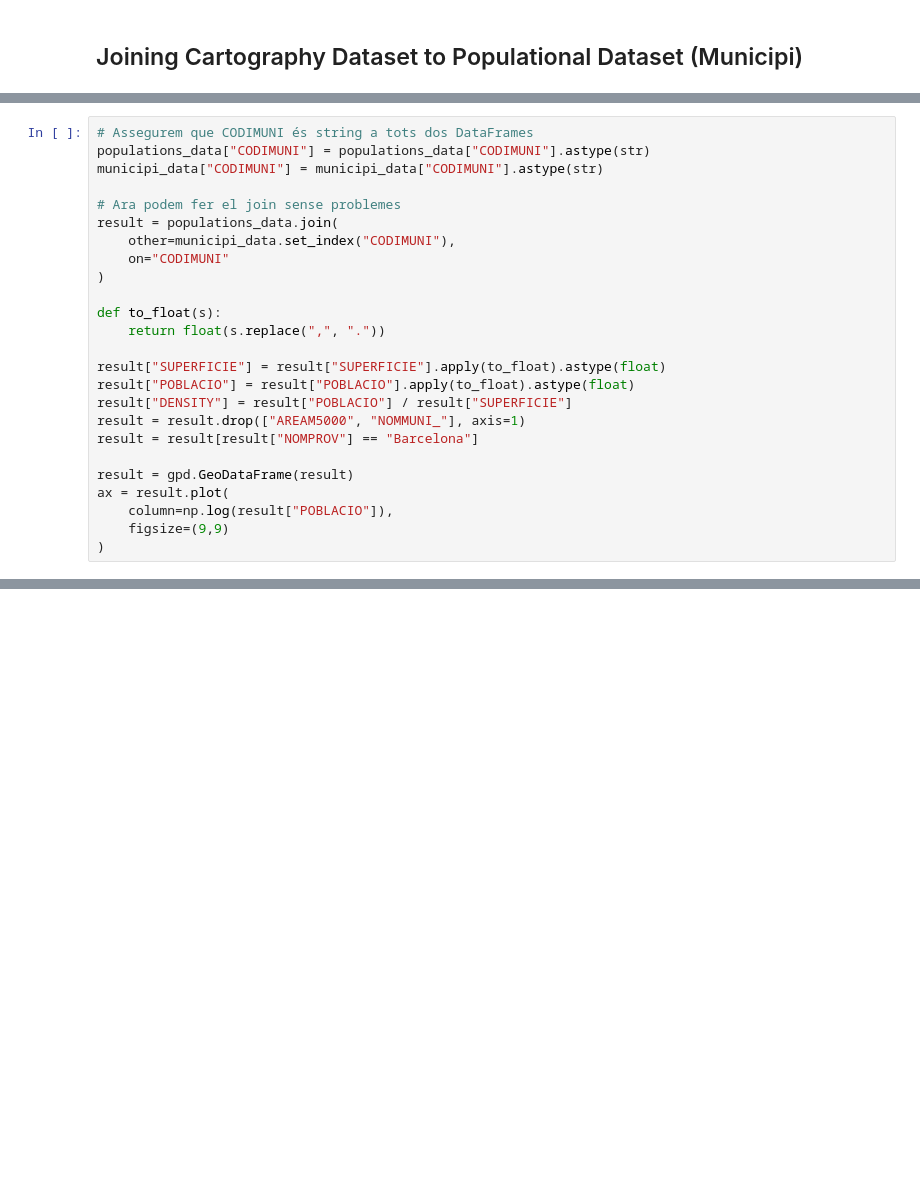
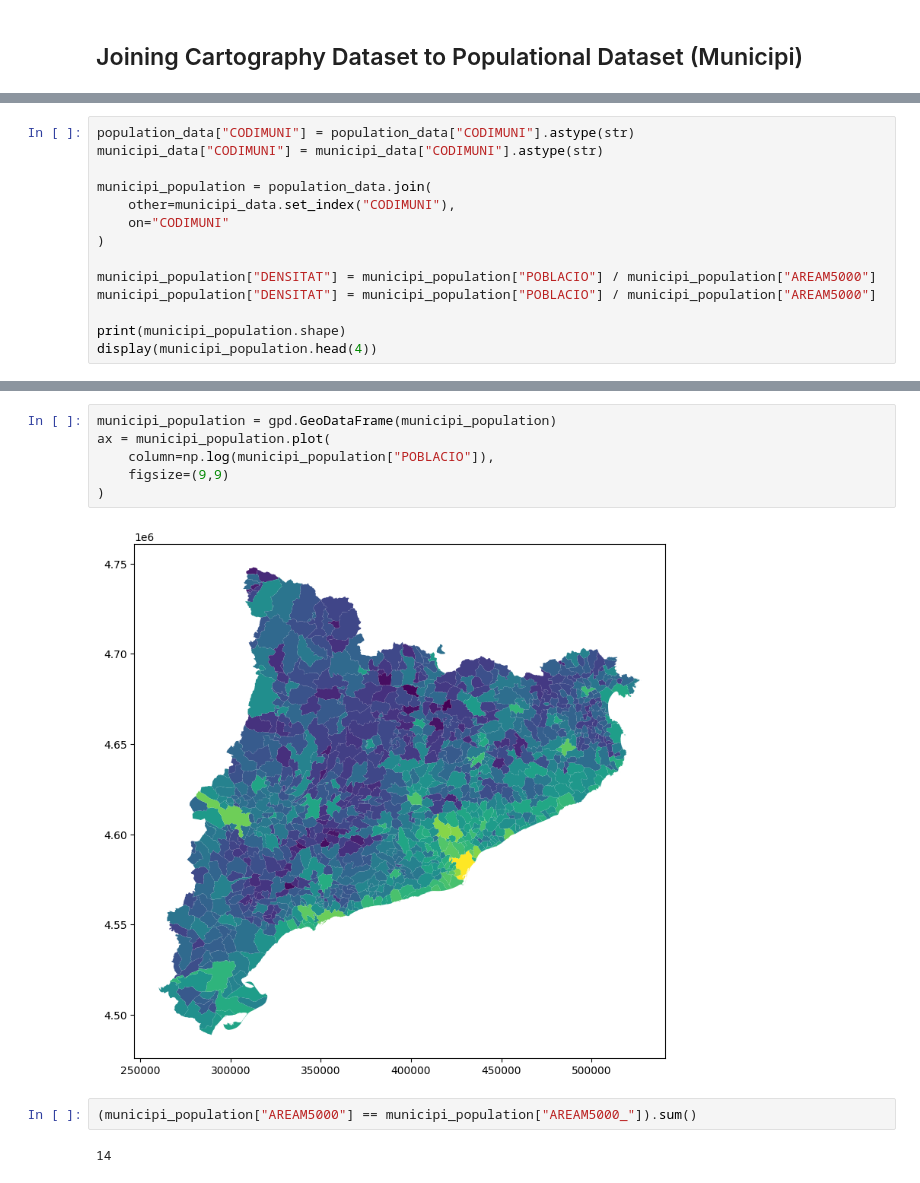
Before and after one commit to jordirubio01/MobiCat, a Jupyter notebook: catalonia-geography-maps/Catalonia_Geography_Maps_Exploration.ipynb, the cells around one changed output, grey strips where cells are left out. Drawn from its saved outputs; the diff is of its cells as text; blank space fills up the shorter version.

```diff
--- a/catalonia-geography-maps/Catalonia_Geography_Maps_Exploration.ipynb
+++ b/catalonia-geography-maps/Catalonia_Geography_Maps_Exploration.ipynb
@@ -175,25 +171,0 @@ None
-# %%
-# Assegurem que CODIMUNI és string a tots dos DataFrames
-populations_data["CODIMUNI"] = populations_data["CODIMUNI"].astype(str)
-municipi_data["CODIMUNI"] = municipi_data["CODIMUNI"].astype(str)
-
-# Ara podem fer el join sense problemes
-result = populations_data.join(
-    other=municipi_data.set_index("CODIMUNI"),
-    on="CODIMUNI"
-)
-
-def to_float(s):
-    return float(s.replace(",", "."))
-
-result["SUPERFICIE"] = result["SUPERFICIE"].apply(to_float).astype(float)
-result["POBLACIO"] = result["POBLACIO"].apply(to_float).astype(float)
-result["DENSITY"] = result["POBLACIO"] / result["SUPERFICIE"]
-result = result.drop(["AREAM5000", "NOMMUNI_"], axis=1)
-result = result[result["NOMPROV"] == "Barcelona"]
-
-result = gpd.GeoDataFrame(result)
-ax = result.plot(
-    column=np.log(result["POBLACIO"]),
-    figsize=(9,9)
-)
@@ -205,0 +172,14 @@ ValueError: You are trying to merge on object and int64 columns for key 'CODIMUN
+# %%
+population_data["CODIMUNI"] = population_data["CODIMUNI"].astype(str)
+municipi_data["CODIMUNI"] = municipi_data["CODIMUNI"].astype(str)
+
+municipi_population = population_data.join(
+    other=municipi_data.set_index("CODIMUNI"),
+    on="CODIMUNI"
+)
+
+municipi_population["DENSITAT"] = municipi_population["POBLACIO"] / municipi_population["AREAM5000"]
+municipi_population["DENSITAT"] = municipi_population["POBLACIO"] / municipi_population["AREAM5000"]
+
+print(municipi_population.shape)
+display(municipi_population.head(4))
@@ -205,0 +193,12 @@ ValueError: You are trying to merge on object and int64 columns for key 'CODIMUN
+# %%
+municipi_population = gpd.GeoDataFrame(municipi_population)
+ax = municipi_population.plot(
+    column=np.log(municipi_population["POBLACIO"]),
+    figsize=(9,9)
+)
+# %% [output]
+[figure, added]
+# %%
+(municipi_population["AREAM5000"] == municipi_population["AREAM5000_"]).sum()
+# %% [output]
+14
```
Also changed, not shown: parts of 12 cells of this notebook, 1 other file.
